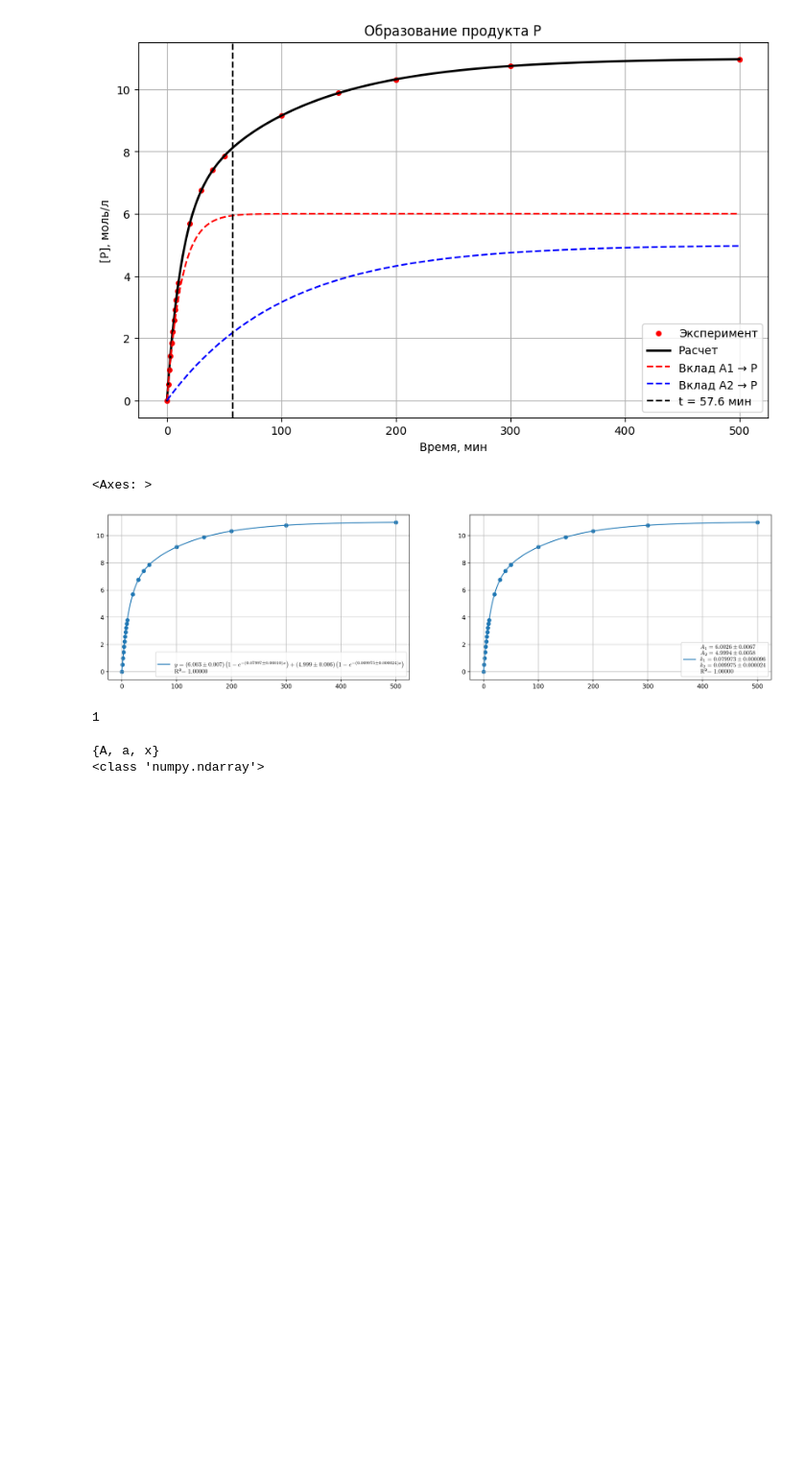
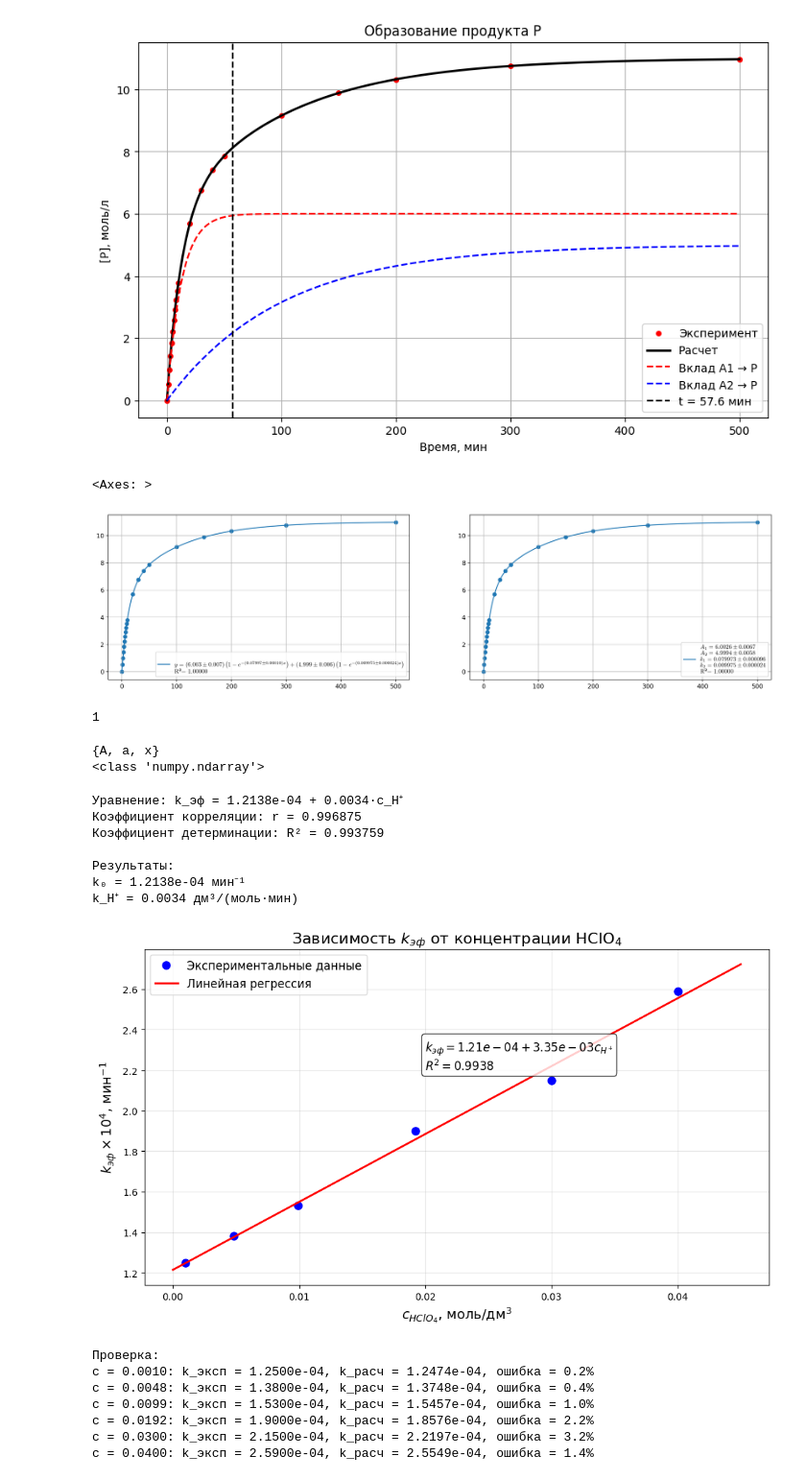
Before and after one commit to yaroslavsavateykin/notebooks, a Jupyter notebook: Untitled.ipynb, the cells around one changed output. Shown: that part at 96% size. Cells and saved outputs as stored; diff of their text form; code cells hidden in the pictures; blank space fills up the shorter version.

```diff
--- a/Untitled.ipynb
+++ b/Untitled.ipynb
@@ -130,0 +232,70 @@ print(type(arr))
+# %%
+import numpy as np
+import matplotlib.pyplot as plt
+from scipy import stats
+
+# Данные из таблицы
+c_HClO4 = np.array([0.0010, 0.0048, 0.0099, 0.0192, 0.0300, 0.0400])  # моль/дм³
+k_eff = np.array([1.25, 1.38, 1.53, 1.90, 2.15, 2.59]) * 1e-4  # мин⁻¹
+
+# Линейная регрессия: k_эф = k_0 + k_H⁺ * c_H⁺
+slope, intercept, r_value, p_value, std_err = stats.linregress(c_HClO4, k_eff)
+
+# Определяем константы
+k_H_plus = slope  # k_H⁺
+k_0 = intercept   # k_0
+
+print(f"Уравнение: k_эф = {k_0:.4e} + {k_H_plus:.4f}·c_H⁺")
+print(f"Коэффициент корреляции: r = {r_value:.6f}")
+print(f"Коэффициент детерминации: R² = {r_value**2:.6f}")
+print(f"\nРезультаты:")
+print(f"k₀ = {k_0:.4e} мин⁻¹")
+print(f"k_H⁺ = {k_H_plus:.4f} дм³/(моль·мин)")
+
+# Построение графика
+plt.figure(figsize=(10, 6))
+
+# Экспериментальные точки
+plt.plot(c_HClO4, k_eff * 1e4, 'bo', markersize=8, label='Экспериментальные данные')
+
+# Линия регрессии
+c_fit = np.linspace(0, 0.045, 100)
+k_fit = k_0 + k_H_plus * c_fit
+plt.plot(c_fit, k_fit * 1e4, 'r-', linewidth=2, label=f'Линейная регрессия')
+
+plt.xlabel('$c_{HClO_4}$, моль/дм$^3$', fontsize=14)
+plt.ylabel('$k_{эф} \\times 10^4$, мин$^{-1}$', fontsize=14)
+plt.title('Зависимость $k_{эф}$ от концентрации HClO$_4$', fontsize=16)
+plt.grid(True, alpha=0.3)
+plt.legend(fontsize=12)
+plt.tight_layout()
+
+# Добавляем уравнение на график
+equation_text = f'$k_{{эф}} = {k_0:.2e} + {k_H_plus:.2e}c_{{H^+}}$\n$R^2 = {r_value**2:.4f}$'
+plt.text(0.02, 2.2, equation_text, fontsize=12,
+         bbox=dict(boxstyle="round,pad=0.3", facecolor="white", alpha=0.8))
+
+plt.show()
+
+# Проверка качества подгонки
+print(f"\nПроверка:")
+for i in range(len(c_HClO4)):
+    k_calc = k_0 + k_H_plus * c_HClO4[i]
+    error = abs(k_eff[i] - k_calc) / k_eff[i] * 100
+    print(f"c = {c_HClO4[i]:.4f}: k_эксп = {k_eff[i]:.4e}, k_расч = {k_calc:.4e}, ошибка = {error:.1f}%")
+# %% [output]
+Уравнение: k_эф = 1.2138e-04 + 0.0034·c_H⁺
+Коэффициент корреляции: r = 0.996875
+Коэффициент детерминации: R² = 0.993759
+
+Результаты:
+k₀ = 1.2138e-04 мин⁻¹
+k_H⁺ = 0.0034 дм³/(моль·мин)
+[figure, added]
+Проверка:
+c = 0.0010: k_эксп = 1.2500e-04, k_расч = 1.2474e-04, ошибка = 0.2%
+c = 0.0048: k_эксп = 1.3800e-04, k_расч = 1.3748e-04, ошибка = 0.4%
+c = 0.0099: k_эксп = 1.5300e-04, k_расч = 1.5457e-04, ошибка = 1.0%
+c = 0.0192: k_эксп = 1.9000e-04, k_расч = 1.8576e-04, ошибка = 2.2%
+c = 0.0300: k_эксп = 2.1500e-04, k_расч = 2.2197e-04, ошибка = 3.2%
+c = 0.0400: k_эксп = 2.5900e-04, k_расч = 2.5549e-04, ошибка = 1.4%
```
Also changed, not shown: parts of 2 cells of this notebook, 6 other files.
